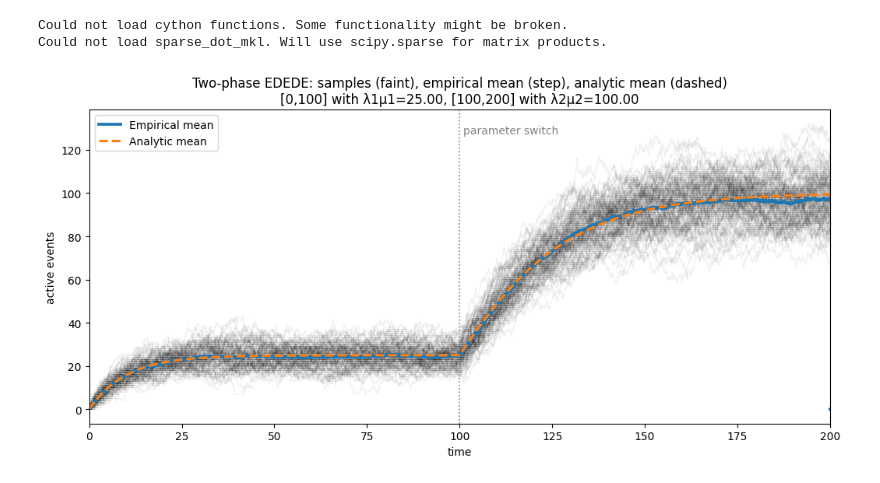
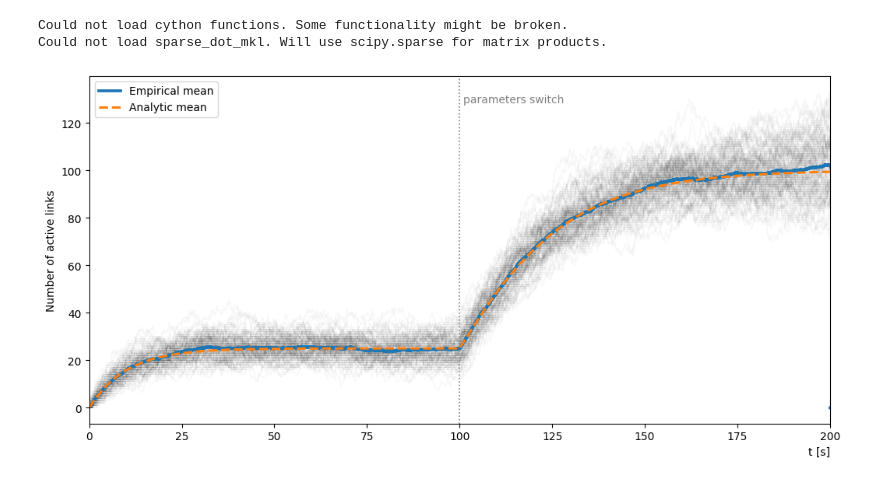
Before and after one commit to samuelkoovely/EDLDE_project, a Jupyter notebook: fig_EDEDE_chain.ipynb, the cells around one changed output. Cells and saved outputs as stored; diff of their text form; code cells hidden in the pictures.

```diff
--- a/fig_EDEDE_chain.ipynb
+++ b/fig_EDEDE_chain.ipynb
@@ -19,7 +18,7 @@ lam2, mu2 = 1.0/activ_tau2, inter_tau2
 # --- Global time settings ---
 t0, t_split, t_end = 0.0, 100.0, 200.0
 n_samples = 100
-alpha_each, lw_each = 0.06, 0.9
+alpha_each, lw_each = 0.03, 0.9
 
 # --- Helpers ---
 def step_full_span(change_times, counts_after, t_start, t_end):
@@ -50,14 +49,14 @@ def m_concat_vec(t):
 fig, ax = plt.subplots(figsize=(10.5, 5.2))
 starts_all, ends_all = [], []
 
-for _ in range(n_samples):
+for sample in range(n_samples):
     # Phase 1: [t0, t_split]
-    n1, s1, e1 = evolving_SBM_generate.EDEDE(
-        activ_tau=activ_tau1, inter_tau=inter_tau1, t_start=t0, t_end=t_split
+    n1, s1, e1 = EDEDE.EDEDE(
+        activ_tau=activ_tau1, inter_tau=inter_tau1, t_start=t0, t_end=t_split, seed=1415+sample
     )
     # Phase 2: [t_split, t_end]
-    n2, s2, e2 = evolving_SBM_generate.EDEDE(
-        activ_tau=activ_tau2, inter_tau=inter_tau2, t_start=t_split, t_end=t_end
+    n2, s2, e2 = EDEDE.EDEDE(
+        activ_tau=activ_tau2, inter_tau=inter_tau2, t_start=t_split, t_end=t_end, seed=8281+sample
     )
     # Combine
     starts = np.concatenate([s1, s2])
@@ -66,7 +65,7 @@ for _ in range(n_samples):
     starts_all.append(starts)
     ends_all.append(ends)
 
-    ct, ca = evolving_SBM_generate.activity_EDEDE(starts, ends)
+    ct, ca = EDEDE.activity_EDEDE(starts, ends)
     xs, ys = step_full_span(ct, ca, t0, t_end)
     ax.step(xs, ys, where="post", color="k", alpha=alpha_each, linewidth=lw_each)
 
@@ -80,38 +79,38 @@ avg_times, avg_counts, cur = [], [], 0.0
 for t in sorted(sum_delta.keys()):
     d = sum_delta[t] / n_samples
     if d != 0.0:
         cur += d
         avg_times.append(t)
         avg_counts.append(cur)
 
 if len(avg_times) == 0:
     xs_avg, ys_avg = np.array([t0, t_end]), np.array([0.0, 0.0])
 else:
     xs_avg = np.array([t0] + avg_times + [t_end], float)
     ys_avg = np.array([0.0] + avg_counts + [avg_counts[-1]], float)
 
 ax.step(xs_avg, ys_avg, where="post", linewidth=2.7, label="Empirical mean")
 
 # --- Analytic mean (sum of the two finite-window means) ---
 t_dense = np.linspace(t0, t_end, 1400)
 m_dense = m_concat_vec(t_dense)
 ax.plot(t_dense, m_dense, linewidth=2.2, linestyle="--", label="Analytic mean")
 
 # --- Decorations ---
 ax.axvline(t_split, color="gray", linestyle=":", linewidth=1.2)
-ax.text(t_split+1, ax.get_ylim()[1]*0.92, "parameter switch", fontsize=10, color="gray")
+ax.text(t_split+1, ax.get_ylim()[1]*0.92, "parameters switch", fontsize=10, color="gray")
 
 ax.set_xlim(t0, t_end)
-ax.set_xlabel("time")
-ax.set_ylabel("active events")
-ax.set_title(
-    f"Two-phase EDEDE: samples (faint), empirical mean (step), analytic mean (dashed)\n"
-    f"[0,100] with λ1μ1={lam1*mu1:.2f}, [100,200] with λ2μ2={lam2*mu2:.2f}"
-)
+ax.set_xlabel("t [s]", loc="right")
+ax.set_ylabel("Number of active links")
+# ax.set_title(
+#     f"Two-phase EDEDE: samples (faint), empirical mean (step), analytic mean (dashed)\n"
+#     f"[0,100] with λ1μ1={lam1*mu1:.2f}, [100,200] with λ2μ2={lam2*mu2:.2f}"
+# )
 
 ax.legend()
 plt.tight_layout()
 #plt.savefig('/Users/samuelkoovely/Desktop/fig_EDEDE/trajectories_chain.pdf', format='pdf')
 plt.show()
 # %% [output]
-[figure, old version]
+[figure, new version]
```
Also changed, not shown: parts of 1 cell of this notebook, 6 other files.
